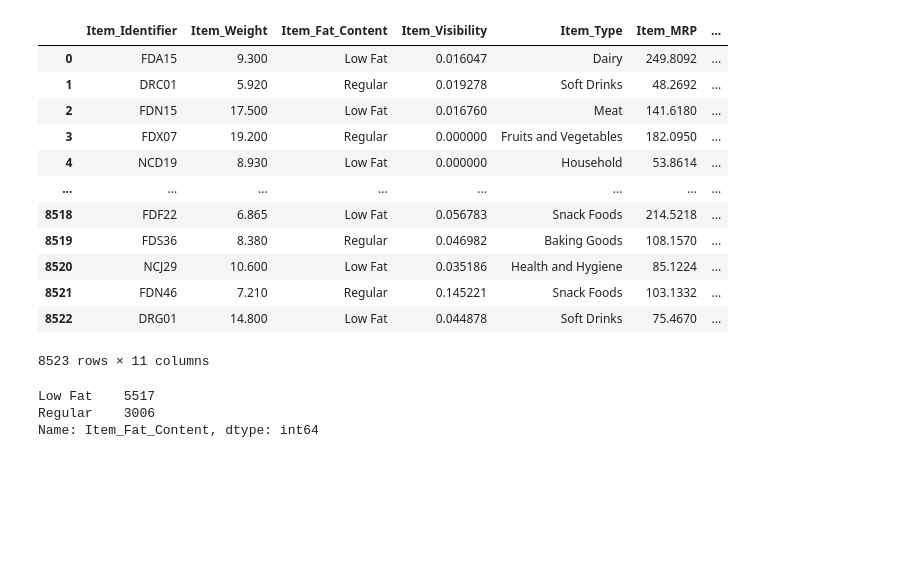
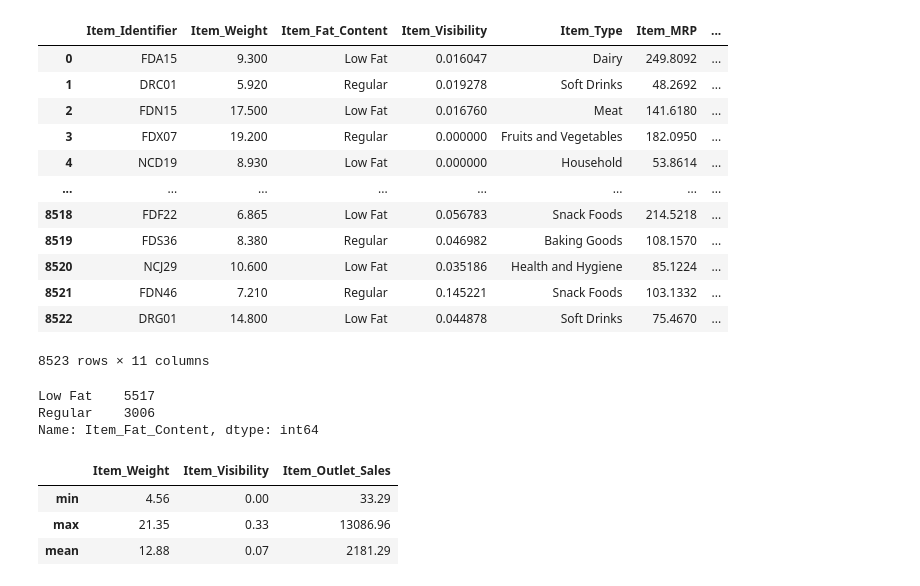
Before and after one commit to CapZondar/Python-first-steps, a Jupyter notebook: Food_Sales_Prediction.ipynb, the cells around one changed output. Drawn from its saved outputs; the diff is of its cells as text; code cells hidden in the pictures; blank space fills up the shorter version.

```diff
--- a/Food_Sales_Prediction.ipynb
+++ b/Food_Sales_Prediction.ipynb
@@ -137,3 +137,14 @@ df['Item_Fat_Content'].value_counts()
 Low Fat    5517
 Regular    3006
 Name: Item_Fat_Content, dtype: int64
+# %%
+#For any numerical columns, obtain the summary statistics of each (min, max, mean)
+
+round(df.agg({'Item_Weight':['min','max','mean'],
+        'Item_Visibility':['min','max','mean'],
+        'Item_Outlet_Sales':['min','max','mean']}),2)
+# %% [output]
+|  | Item_Weight | Item_Visibility | Item_Outlet_Sales |
+| min | 4.56 | 0.00 | 33.29 |
+| max | 21.35 | 0.33 | 13086.96 |
+| mean | 12.88 | 0.07 | 2181.29 |
```
Also changed, not shown: parts of 1 cell of this notebook.
